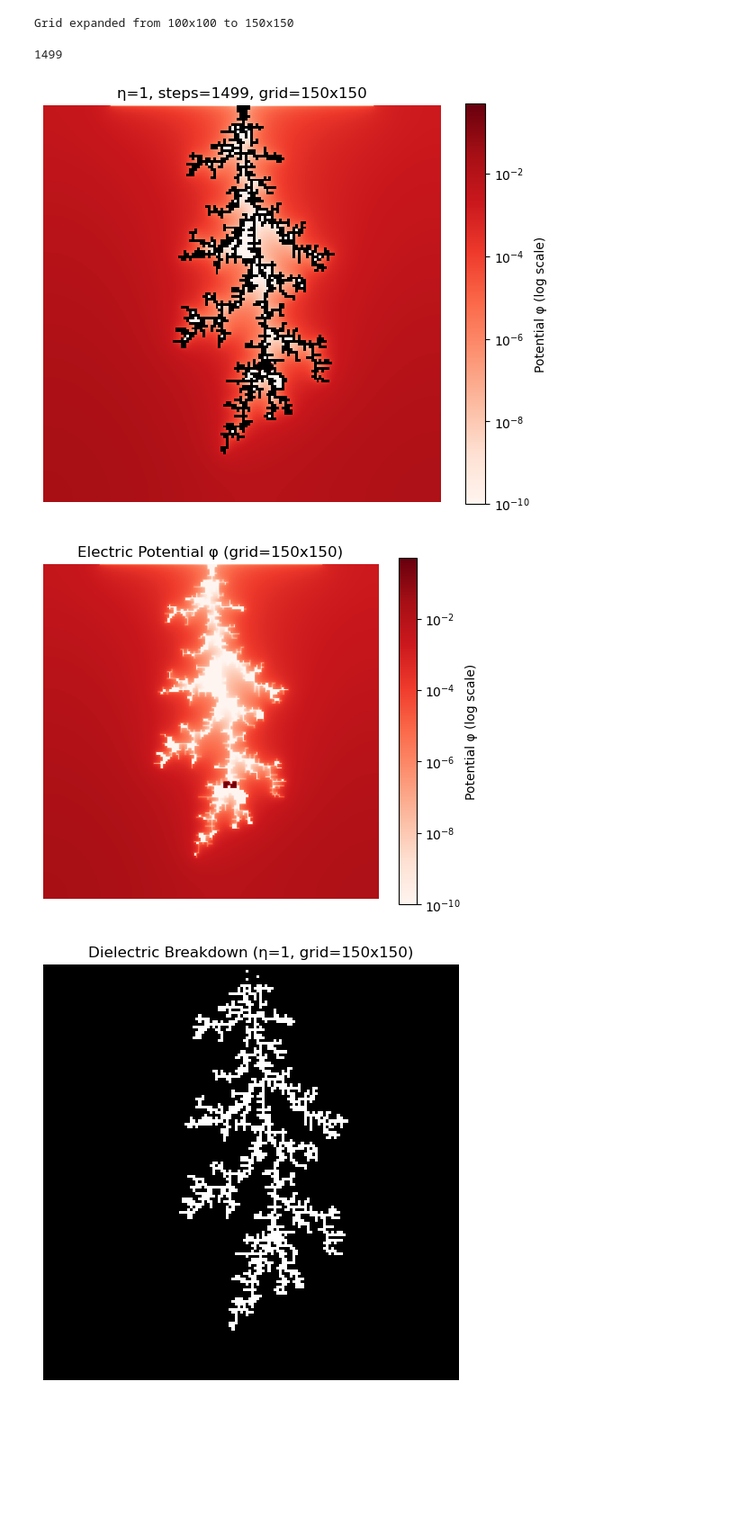
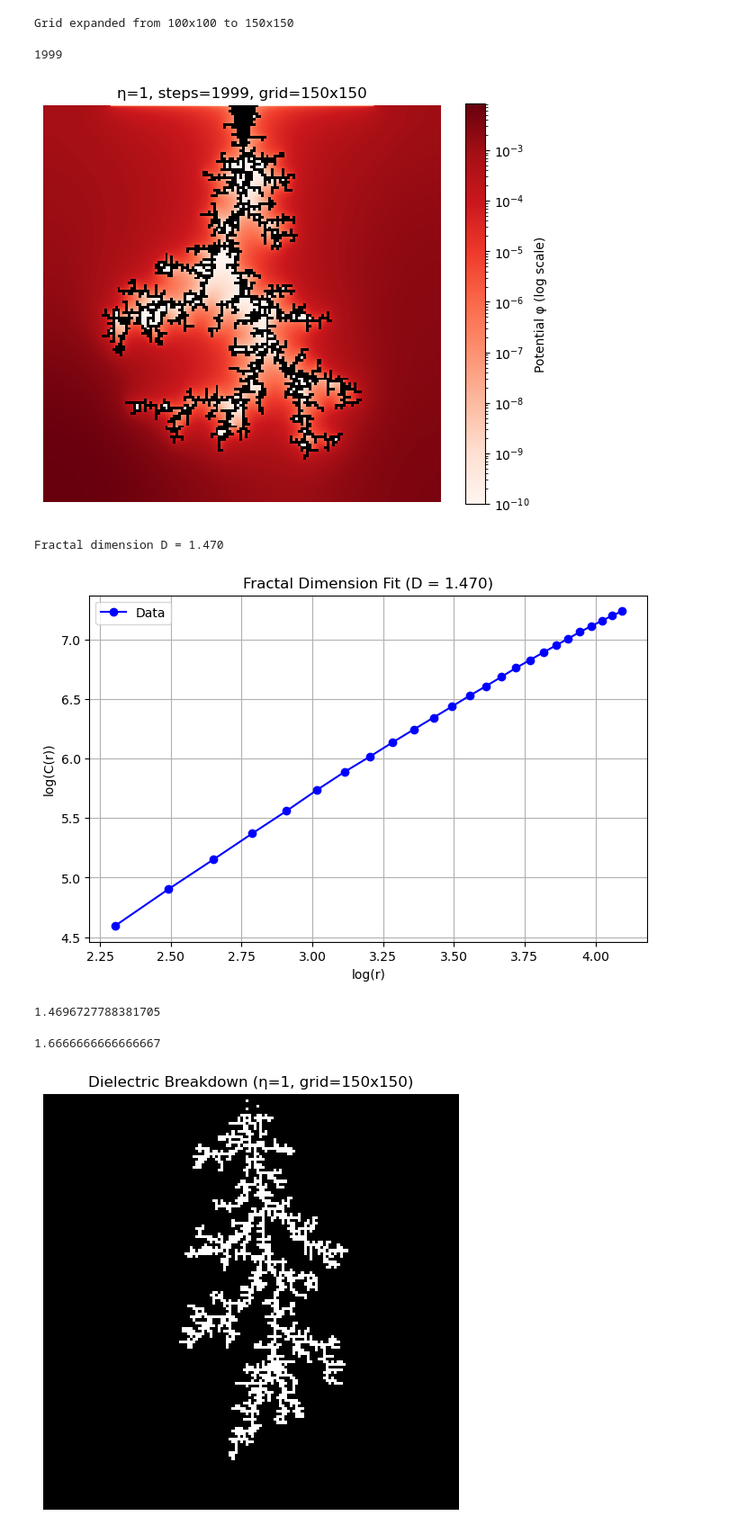
Before and after one commit to YutingDuan111/DBM, a Jupyter notebook: runner_HPC.ipynb, the cells around one changed output. Shown: that part at 90% size. Saved outputs shown, nothing was run; the diff lists cells and outputs as text; code cells hidden in the pictures; blank space fills up the shorter version.

Commit message:
Add functions to estimate fractal dimension

```diff
--- a/runner_HPC.ipynb
+++ b/runner_HPC.ipynb
@@ -4,21 +4,25 @@
 # %%
 from DBM_HPC import DielectricBreakdown
 # %%
-db = DielectricBreakdown(
-    N=100,
-    eta=1
-)
-
-db.simulate(max_steps=1500)
+db = DielectricBreakdown(N=100, eta=1, triangle_theta=30, triangle_height=20)
+db.simulate(max_steps=2000)
 # %% [output]
 Grid expanded from 100x100 to 150x150
-1499
+1999
 # %%
 db.plot_overlay()
-db.plot_phi()
 # %% [output]
-[figure, old version]
+[figure, new version]
-[figure, removed]
+# %%
+db.calculate_fractal_dimension(r_min=10, r_max=60, num_r=25)
+# %% [output]
+Fractal dimension D = 1.470
+[figure, added]
+1.4696727788381705
+# %%
+db.theoretical_fractal_dimension(eta=1)
+# %% [output]
+1.6666666666666667
 # %%
 bd2 = DielectricBreakdown(
     N=100,
```
Also changed, not shown: 2 other files.
